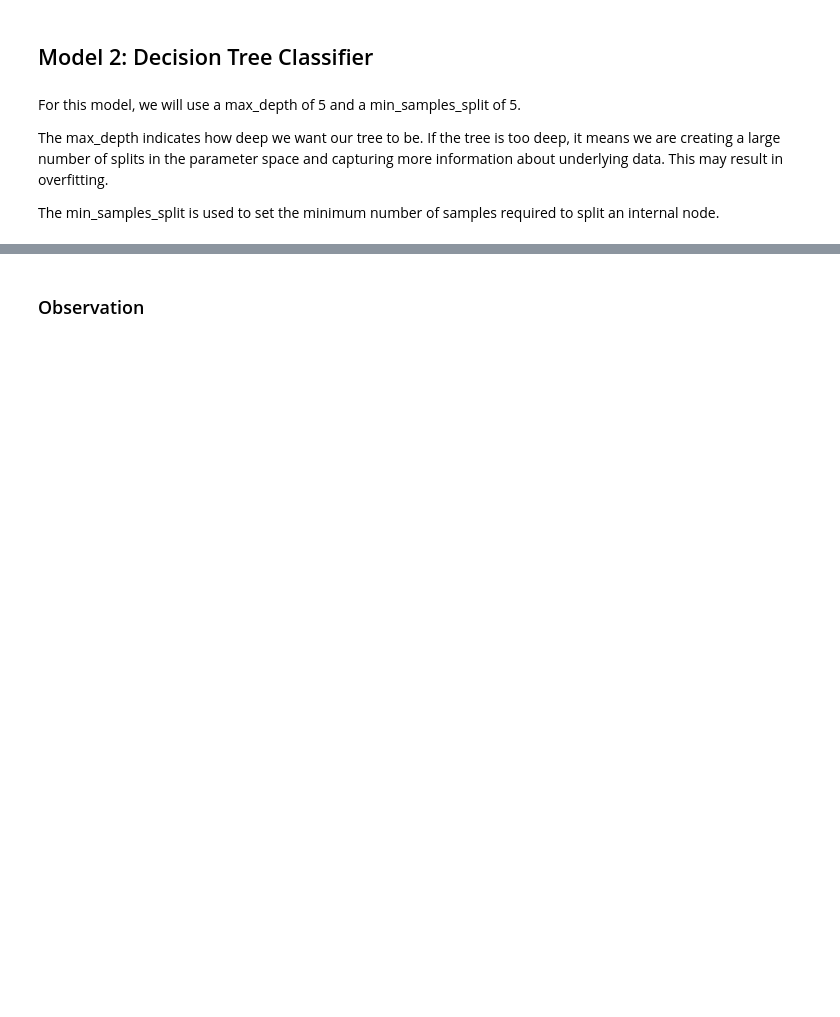
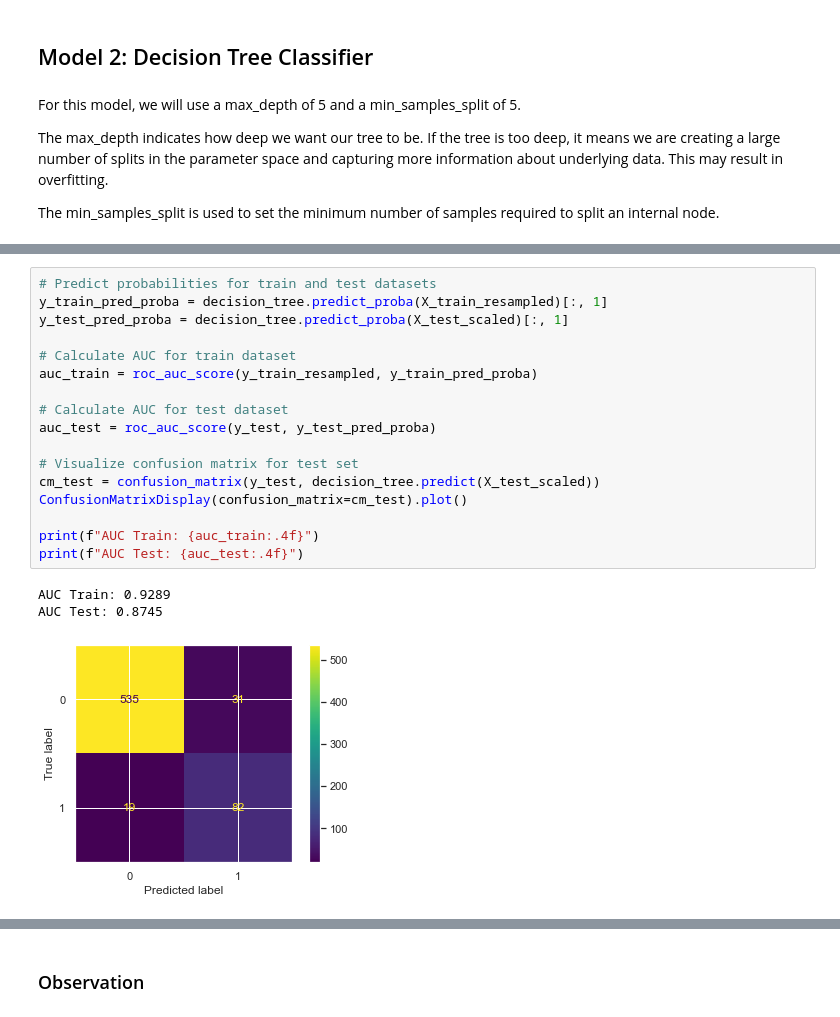
Before and after one commit to frankkiptoo/Phase-3-Project-SyriaTel-Customer-Churn-Prediction, a Jupyter notebook: student.ipynb, the cells around one changed output, grey strips where cells are left out. Drawn from its saved outputs; the diff is of its cells as text; blank space fills up the shorter version.

```diff
--- a/student.ipynb
+++ b/student.ipynb
@@ -834,0 +845,21 @@ evaluate_model_metrics(decision_tree, X_train_resampled, y_train_resampled, X_te
+# %%
+# Predict probabilities for train and test datasets
+y_train_pred_proba = decision_tree.predict_proba(X_train_resampled)[:, 1]
+y_test_pred_proba = decision_tree.predict_proba(X_test_scaled)[:, 1]
+
+# Calculate AUC for train dataset
+auc_train = roc_auc_score(y_train_resampled, y_train_pred_proba)
+
+# Calculate AUC for test dataset
+auc_test = roc_auc_score(y_test, y_test_pred_proba)
+
+# Visualize confusion matrix for test set
+cm_test = confusion_matrix(y_test, decision_tree.predict(X_test_scaled))
+ConfusionMatrixDisplay(confusion_matrix=cm_test).plot()
+
+print(f"AUC Train: {auc_train:.4f}")
+print(f"AUC Test: {auc_test:.4f}")
+# %% [output]
+AUC Train: 0.9289
+AUC Test: 0.8745
+[figure, added]
```
Also changed, not shown: parts of 67 cells of this notebook.
